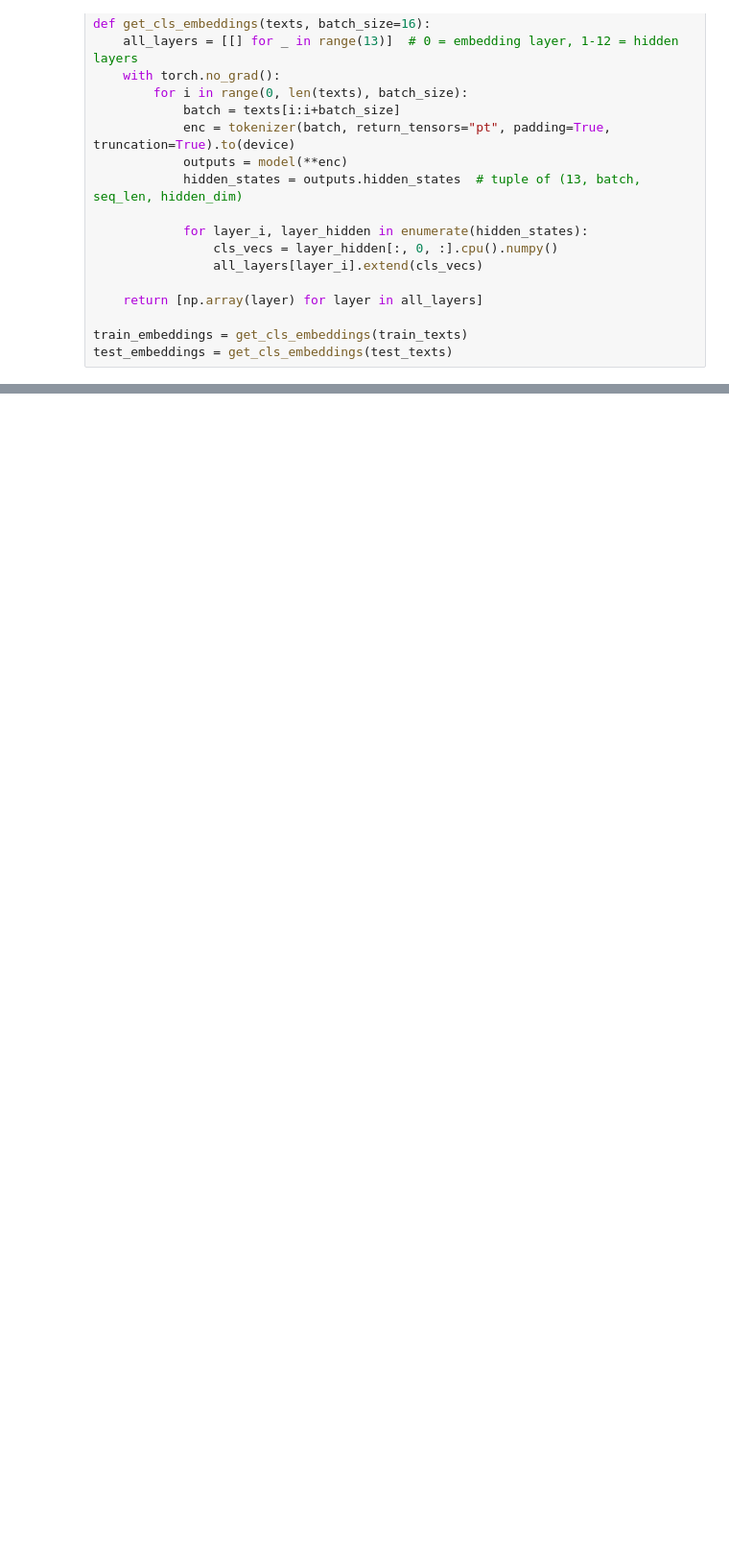
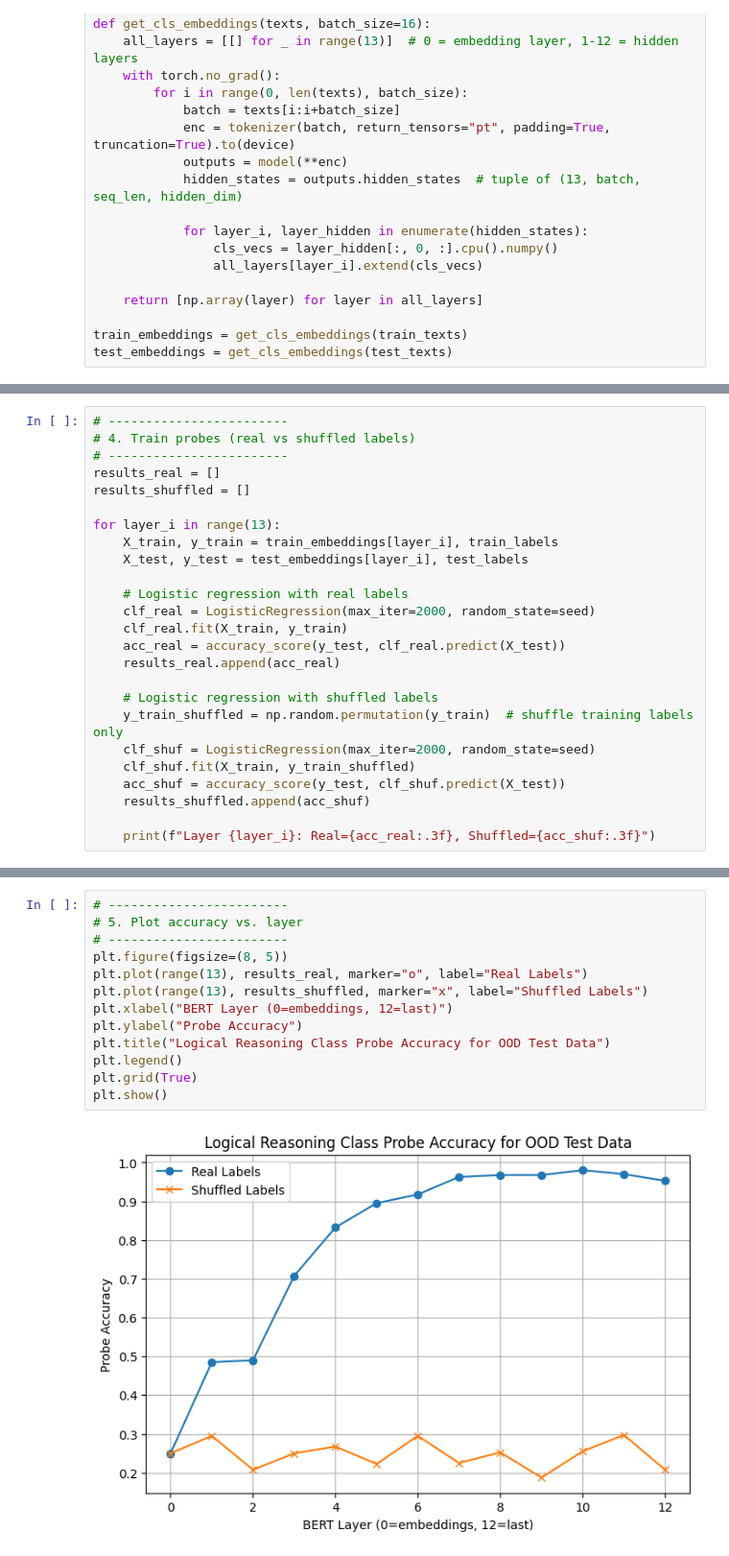
Before and after one commit to Ayush4775/ULLM_project, a Jupyter notebook: probing_experiments.ipynb, the cells around one changed output, grey strips where cells are left out. Shown: that part at 96% size. Drawn from its saved outputs; the diff is of its cells as text; blank space fills up the shorter version.

```diff
--- a/probing_experiments.ipynb
+++ b/probing_experiments.ipynb
@@ -261,0 +328,25 @@ plt.show()
+# %%
+# ------------------------
+# 4. Train probes (real vs shuffled labels)
+# ------------------------
+results_real = []
+results_shuffled = []
+
+for layer_i in range(13):
+    X_train, y_train = train_embeddings[layer_i], train_labels
+    X_test, y_test = test_embeddings[layer_i], test_labels
+
+    # Logistic regression with real labels
+    clf_real = LogisticRegression(max_iter=2000, random_state=seed)
+    clf_real.fit(X_train, y_train)
+    acc_real = accuracy_score(y_test, clf_real.predict(X_test))
+    results_real.append(acc_real)
+
+    # Logistic regression with shuffled labels
+    y_train_shuffled = np.random.permutation(y_train)  # shuffle training labels only
+    clf_shuf = LogisticRegression(max_iter=2000, random_state=seed)
+    clf_shuf.fit(X_train, y_train_shuffled)
+    acc_shuf = accuracy_score(y_test, clf_shuf.predict(X_test))
+    results_shuffled.append(acc_shuf)
+
+    print(f"Layer {layer_i}: Real={acc_real:.3f}, Shuffled={acc_shuf:.3f}")
@@ -261,0 +367,15 @@ plt.show()
+# %%
+# ------------------------
+# 5. Plot accuracy vs. layer
+# ------------------------
+plt.figure(figsize=(8, 5))
+plt.plot(range(13), results_real, marker="o", label="Real Labels")
+plt.plot(range(13), results_shuffled, marker="x", label="Shuffled Labels")
+plt.xlabel("BERT Layer (0=embeddings, 12=last)")
+plt.ylabel("Probe Accuracy")
+plt.title("Logical Reasoning Class Probe Accuracy for OOD Test Data")
+plt.legend()
+plt.grid(True)
+plt.show()
+# %% [output]
+[figure, added]
```
Also changed, not shown: parts of 10 cells of this notebook.
